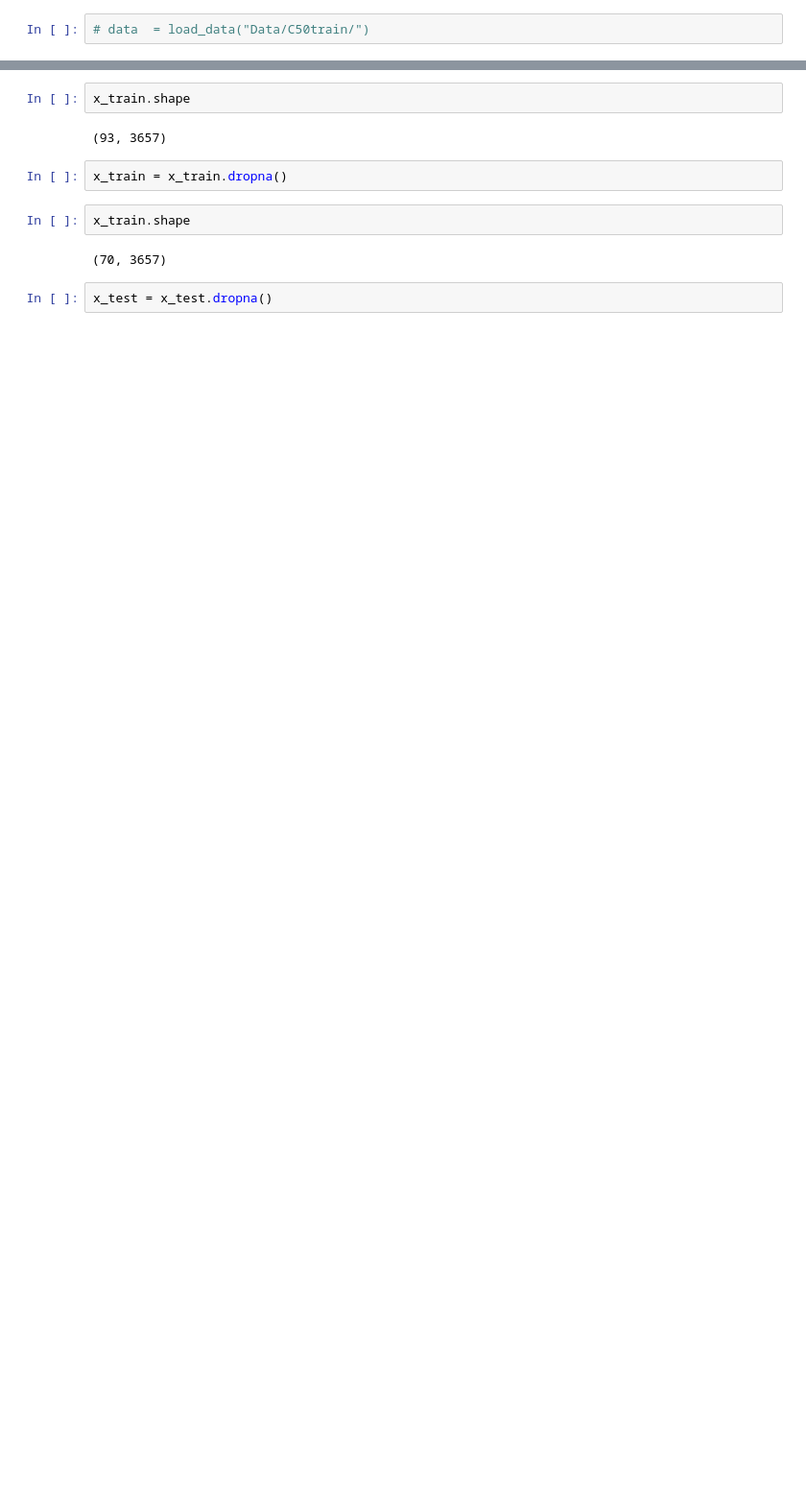
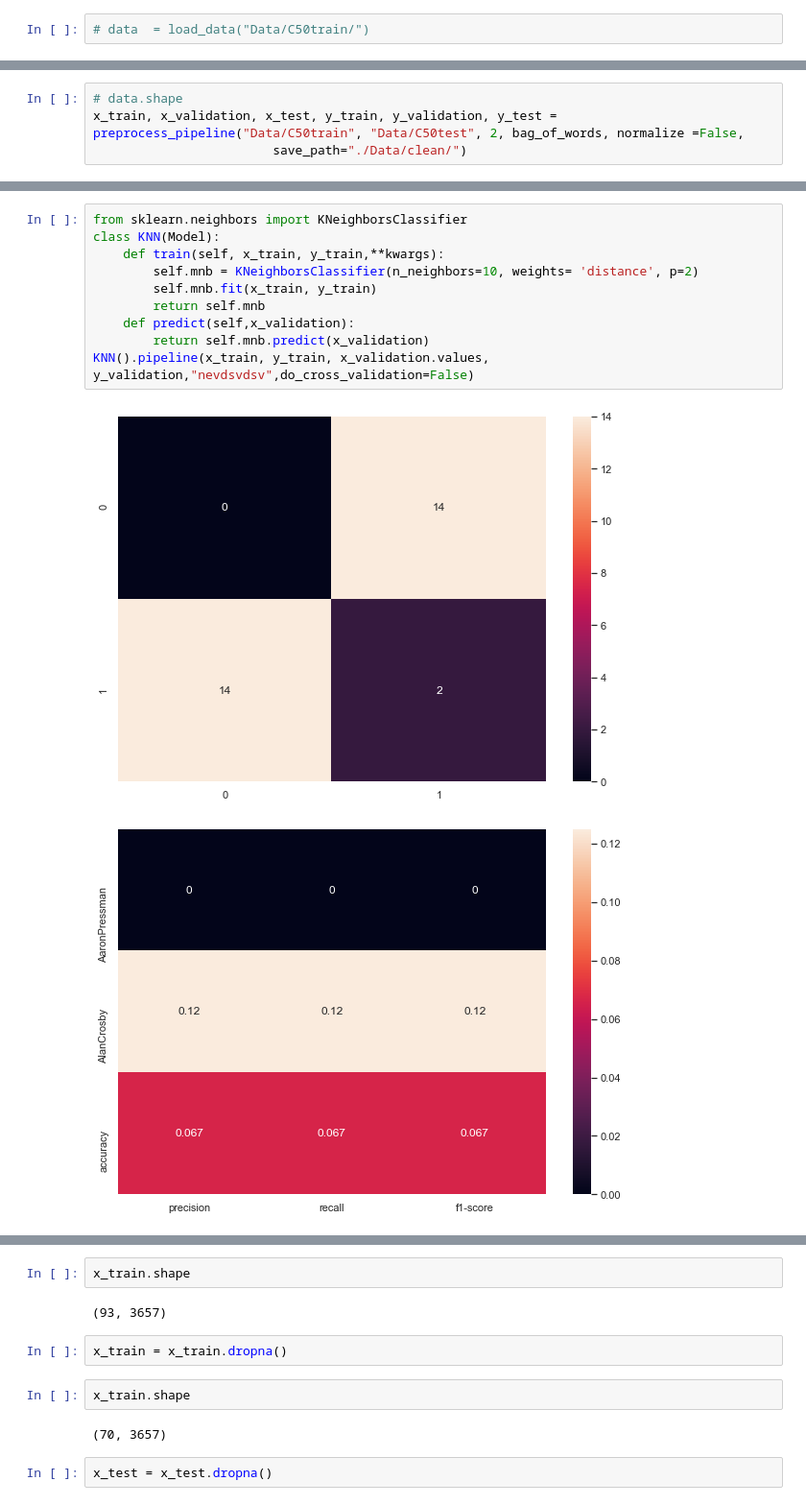
Before and after one commit to EN555/Author-Identification, a Jupyter notebook: Eviatar_models.ipynb, the cells around one changed output, grey strips where cells are left out. Shown at 96% size. Cells and saved outputs as stored; diff of their text form; blank space fills up the shorter version.

```diff
--- a/Eviatar_models.ipynb
+++ b/Eviatar_models.ipynb
@@ -47,0 +32,4 @@ from abc import ABC, abstractmethod
+# %%
+# data.shape
+x_train, x_validation, x_test, y_train, y_validation, y_test = preprocess_pipeline("Data/C50train", "Data/C50test", 2, bag_of_words, normalize =False,
+                        save_path="./Data/clean/")
@@ -72,0 +56,13 @@ y_test = pd.read_csv("y_test_2.csv", index_col=0)
+# %%
+from sklearn.neighbors import KNeighborsClassifier
+class KNN(Model):
+    def train(self, x_train, y_train,**kwargs):
+        self.mnb = KNeighborsClassifier(n_neighbors=10, weights= 'distance', p=2)
+        self.mnb.fit(x_train, y_train)
+        return self.mnb
+    def predict(self,x_validation):
+        return self.mnb.predict(x_validation)
+KNN().pipeline(x_train, y_train, x_validation.values, y_validation,"nevdsvdsv",do_cross_validation=False)
+# %% [output]
+[figure, added]
+[figure, added]
```
Also changed, not shown: parts of 24 cells of this notebook, 2 other files.
